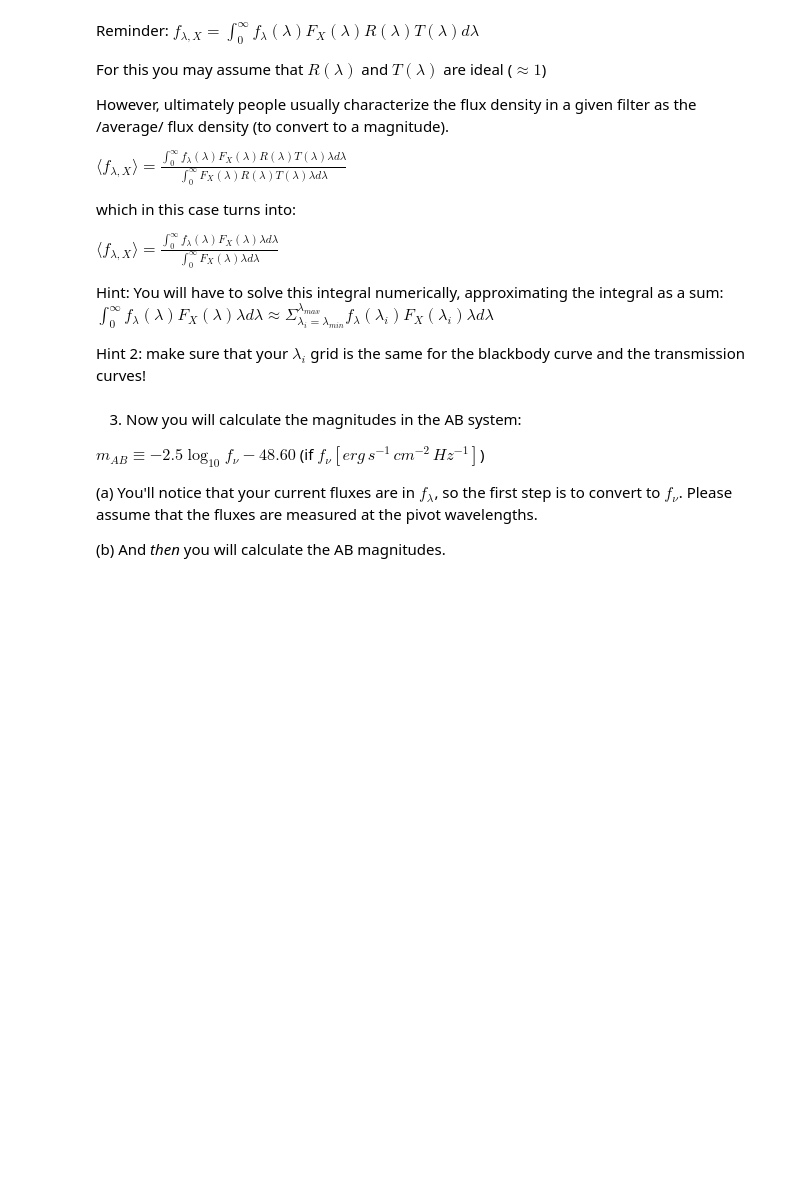
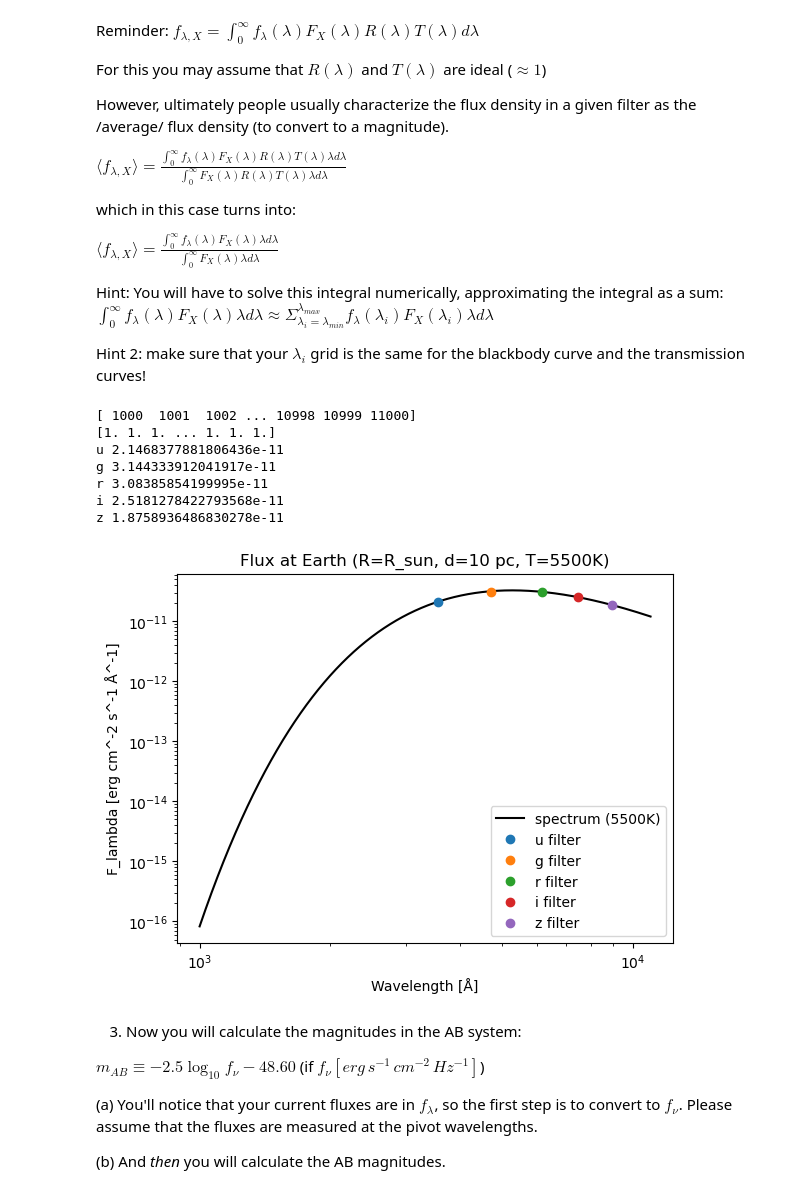
Before and after one commit to chernya4/classes, a Jupyter notebook: ASTRON3901_Intro_to_Astrophysics/Class5_Exercise.ipynb, the cells around one changed output. Cells and saved outputs as stored; diff of their text form; code cells hidden in the pictures; blank space fills up the shorter version.

```diff
--- a/ASTRON3901_Intro_to_Astrophysics/Class5_Exercise.ipynb
+++ b/ASTRON3901_Intro_to_Astrophysics/Class5_Exercise.ipynb
@@ -143,6 +185,77 @@ $\langle f_{\lambda,X}\rangle = \frac{\int_0^\infty f_{\lambda}(\lambda) F_X(\la
 Hint: You will have to solve this integral numerically, approximating the integral as a sum: $\int_0^\infty f_{\lambda}(\lambda) F_X(\lambda) \lambda d\lambda \approx \Sigma_{\lambda_i=\lambda_{min}}^{\lambda_{max}} f_{\lambda}(\lambda_i) F_X(\lambda_i) \lambda d\lambda$
 
 Hint 2: make sure that your $\lambda_i$ grid is the same for the blackbody curve and the transmission curves!
+# %%
+# --- constants / setup ---
+T_eff = 5500  # Given to us as part of the problem.
+scale = 5.083266875016086e-18  # (R_sun / 10 pc)^2 in cgs - From Problem 1
+sdss_filter_names = ['u','g','r','i','z']
+pivot = [3557, 4702, 6175, 7491, 8946]  # (in angstroms copied from an earlier list).
+
+# Use a wavelength grid that covers the SDSS filters well
+wav = np.arange(1000, 11001, 1)  # These sdss filters cover this range as given in the problem.
+dlam = np.gradient(wav)          # Å step per pixel (just an array of 1s since we count from 1k to 11k in increments of 1
+                                 # in the wav definition.
+
+print(wav)
+print(dlam)
+
+# --- compute F_lambda at Earth for a blackbody star (R_sun, d=10 pc) ---
+# Just going over what we did before, using planck funciton to find inensity.
+# Then using isotropic assumptinon to get flux from intensity.
+I_lam = planck(wav*1e-8, T_eff)  # I_lambda [erg cm^-2 s^-1 Å^-1 sr^-1]
+F_lam_earth = math.pi * I_lam * scale  # [erg cm^-2 s^-1 Å^-1]
+
+
+# <fx,y>
+avg_flux = {}
+
+# Loops over SDSS filter names and their associated pivot locations.
+
+for f, p in zip(sdss_filter_names, pivot):
+    # load the filter transmission
+    t = np.genfromtxt("sdss_filters/"+f+".txt", names=True, dtype=None)
+    lam_filt = t['l'] # Wavelength data.
+    T_filt = t['T'] # Transmission data for the filter.
+
+    # quick + dirty: just resample the filter onto our wav grid by hand
+    FX = np.interp(wav, lam_filt, T_filt, left=0, right=0)
+
+    # brute force "integral" as a sum
+    num = 0.0
+    den = 0.0
+    for i in range(len(wav)):
+        num += F_lam_earth[i] * FX[i] * wav[i]
+        den += FX[i] * wav[i]
+    avg_flux[f] = num / den
+
+    print(f, avg_flux[f])
+
+
+    # plot the spectrum
+plt.figure()
+plt.plot(wav, F_lam_earth, 'k', label="spectrum (5500K)")
+
+# now add the broadband fluxes at pivot wavelengths
+for f, p in zip(sdss_filter_names, pivot):
+    plt.plot(p, avg_flux[f], 'o', label=f"{f} filter")
+
+plt.xscale('log')
+plt.yscale('log')
+plt.xlabel("Wavelength [Å]")
+plt.ylabel("F_lambda [erg cm^-2 s^-1 Å^-1]")
+plt.title("Flux at Earth (R=R_sun, d=10 pc, T=5500K)")
+plt.legend()
+plt.show()
+# %% [output]
+[ 1000  1001  1002 ... 10998 10999 11000]
+[1. 1. 1. ... 1. 1. 1.]
+u 2.1468377881806436e-11
+g 3.144333912041917e-11
+r 3.08385854199995e-11
+i 2.5181278422793568e-11
+z 1.8758936486830278e-11
+[figure, added]
 # %% [markdown]
 3) Now you will calculate the magnitudes in the AB system:
 
```
Also changed, not shown: parts of 8 cells of this notebook.
